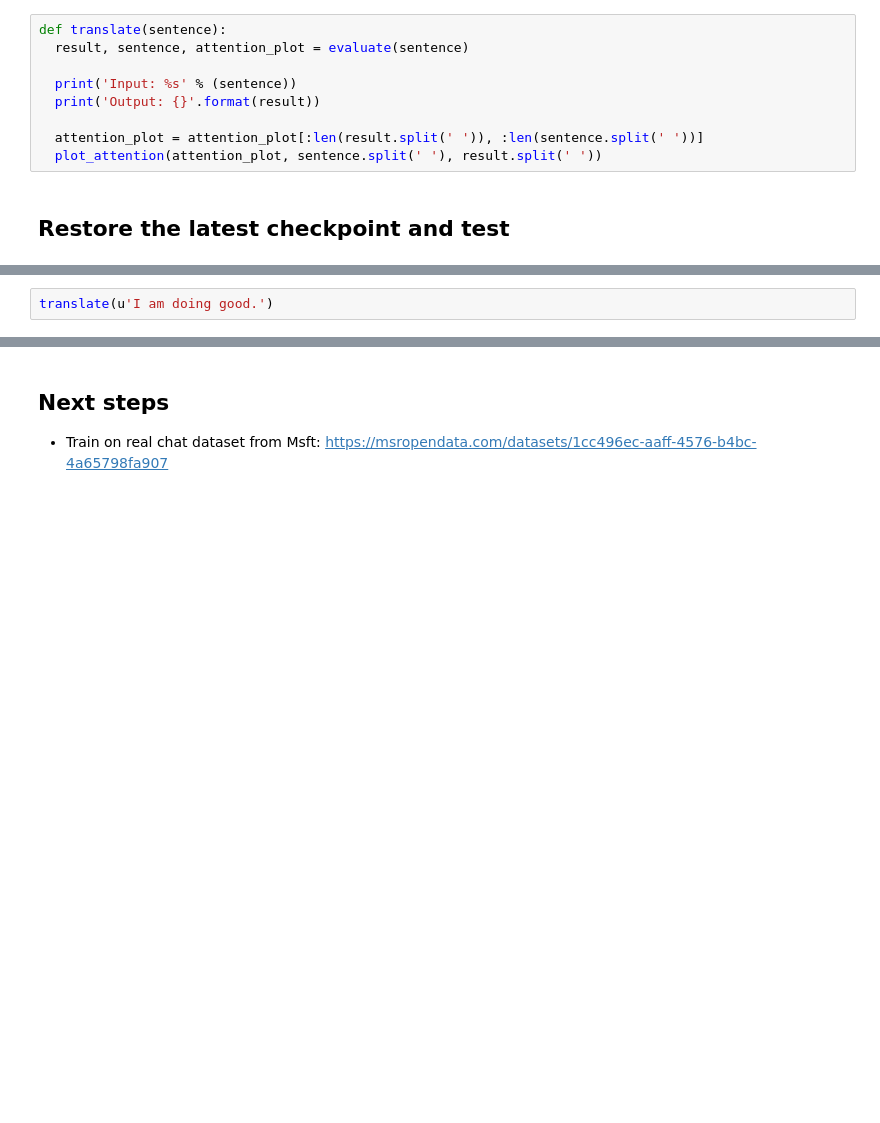
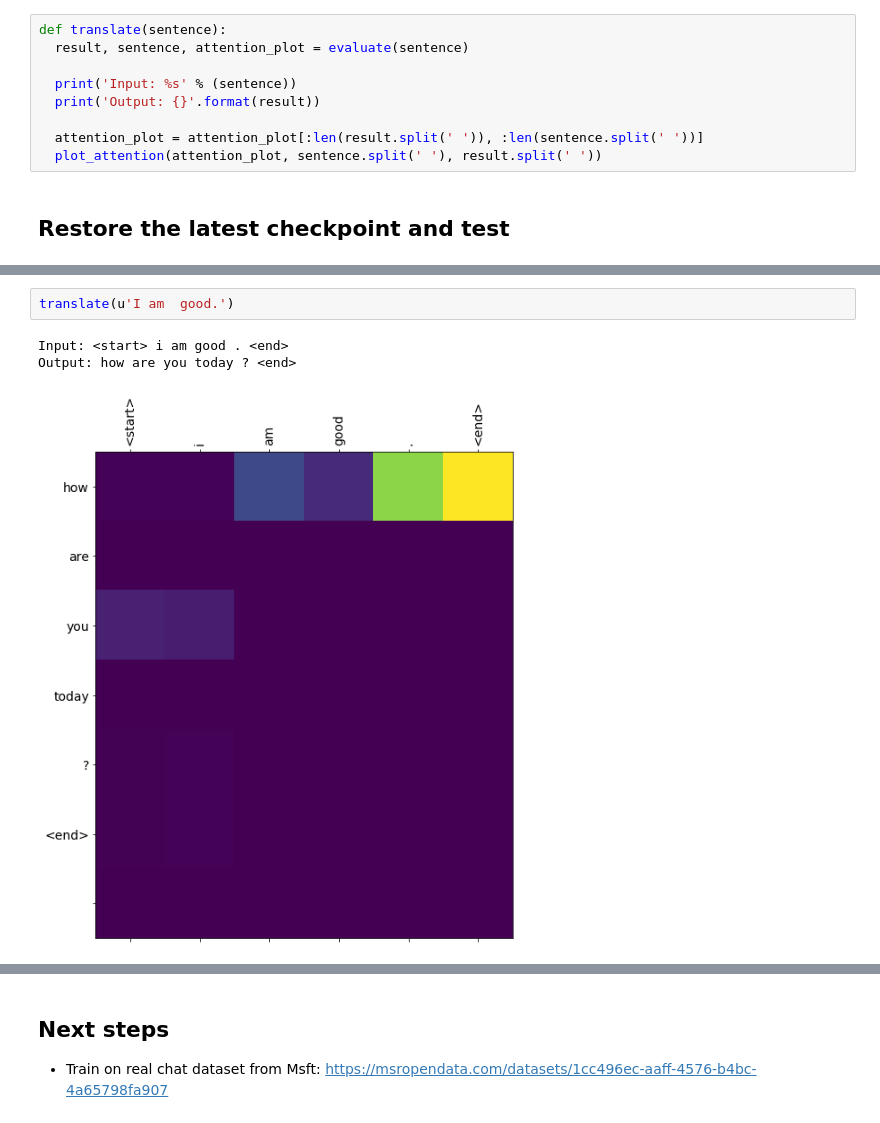
Before and after one commit to kumar-abhishek/handson-ml2, a Jupyter notebook: Chatbot_nmt_with_attention.ipynb, the cells around one changed output, grey strips where cells are left out. Cells and saved outputs as stored; diff of their text form; blank space fills up the shorter version.

```diff
--- a/Chatbot_nmt_with_attention.ipynb
+++ b/Chatbot_nmt_with_attention.ipynb
@@ -523,5 +636,9 @@ translate(u'how are you?')
 # %%
-translate(u'I am doing good.')
+translate(u'I am  good.')
+# %% [output]
+Input: <start> i am good . <end>
+Output: how are you today ? <end>
+[figure, added]
 # %%
 # wrong translation
 translate(u'what do you do?')
```
Also changed, not shown: parts of 22 cells of this notebook.
